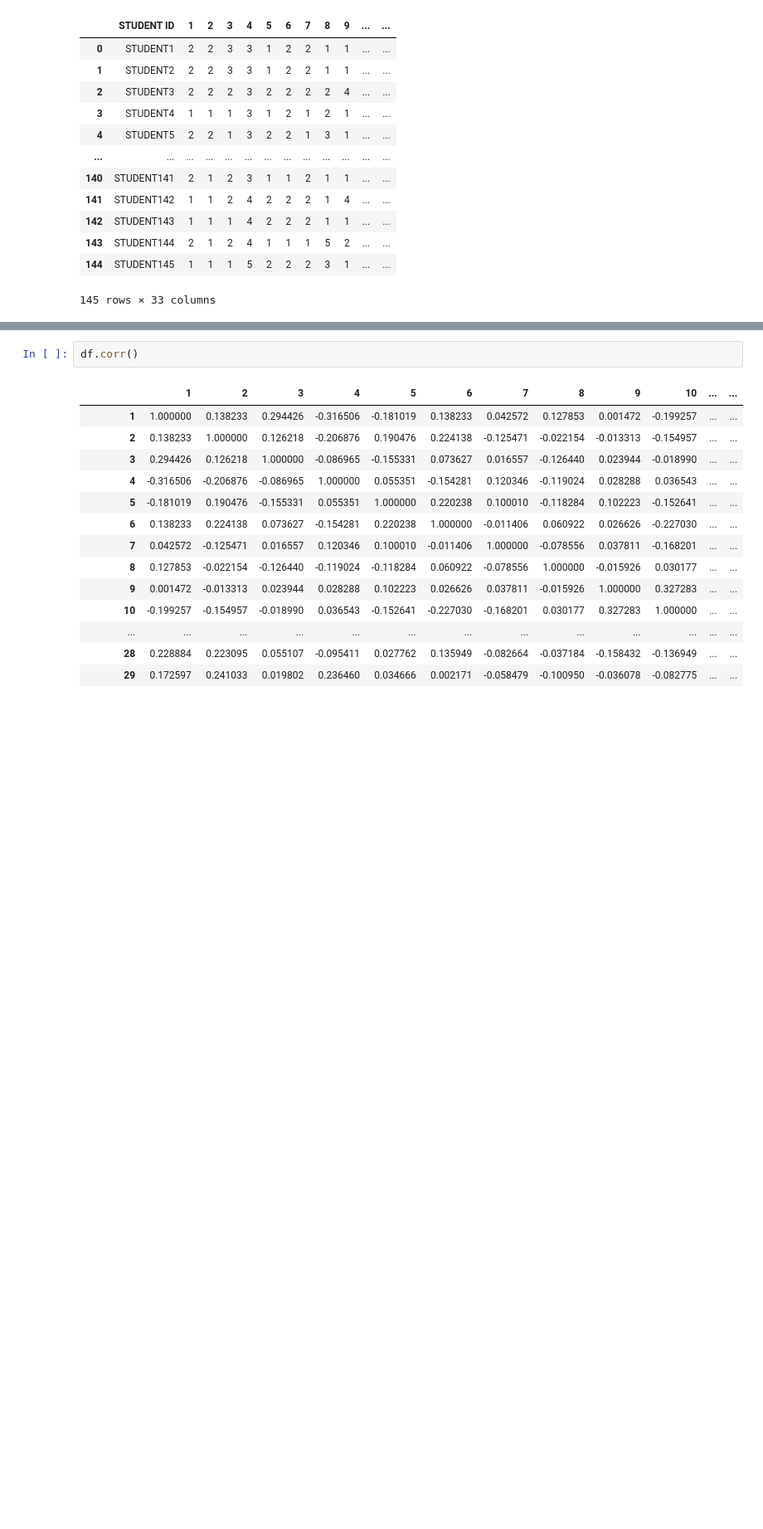
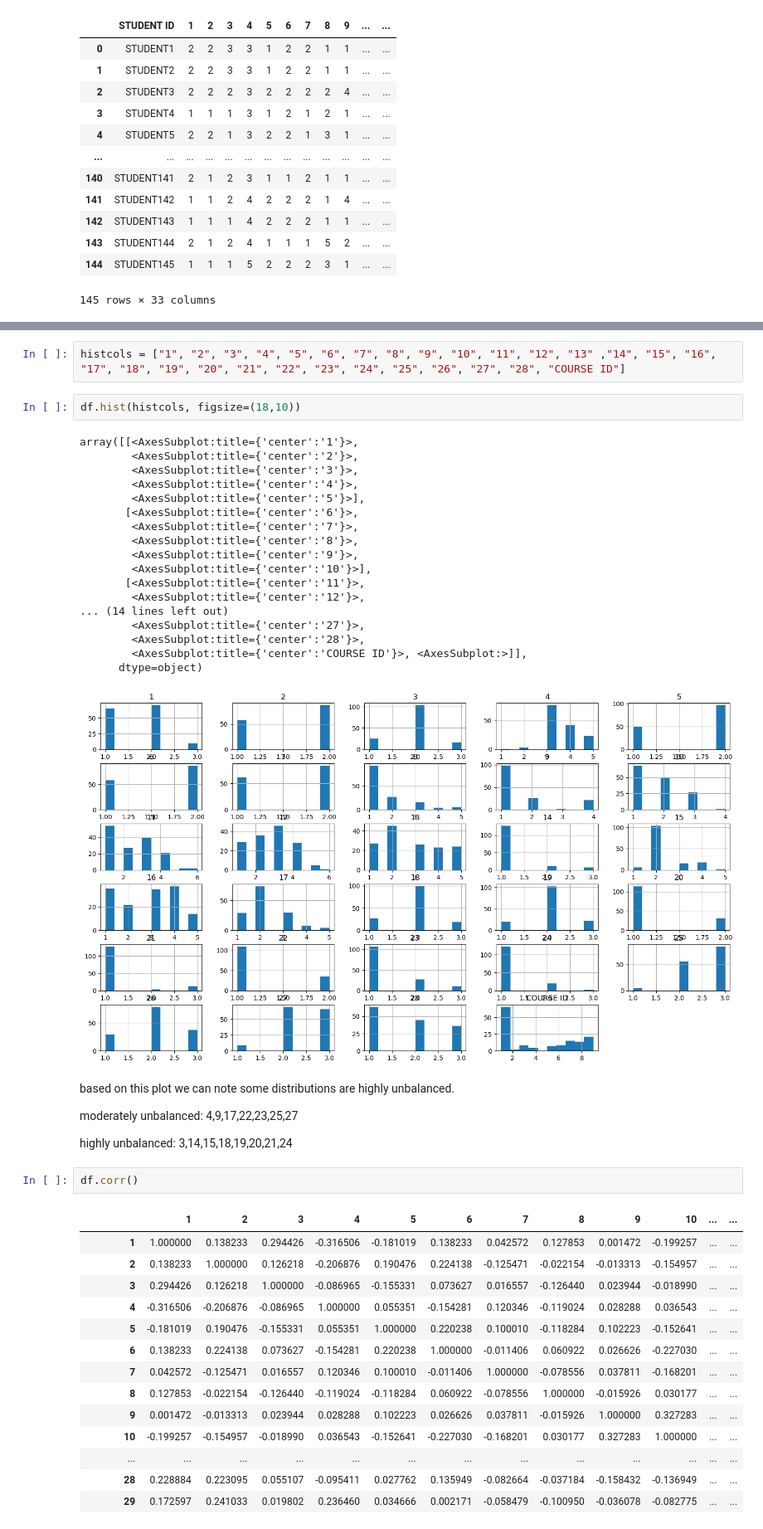
Before and after one commit to milooranm/TraditionalvsCausalAnalytics, a Jupyter notebook: Students.ipynb, the cells around one changed output, grey strips where cells are left out. Shown at 83% size. Cells and saved outputs as stored; diff of their text form; blank space fills up the shorter version.

```diff
--- a/Students.ipynb
+++ b/Students.ipynb
@@ -44,3 +44,32 @@ plt.show()
+# %%
+histcols = ["1", "2", "3", "4", "5", "6", "7", "8", "9", "10", "11", "12", "13" ,"14", "15", "16", "17", "18", "19", "20", "21", "22", "23", "24", "25", "26", "27", "28", "COURSE ID"]
+# %%
+df.hist(histcols, figsize=(18,10))
+# %% [output]
+array([[<AxesSubplot:title={'center':'1'}>,
+        <AxesSubplot:title={'center':'2'}>,
+        <AxesSubplot:title={'center':'3'}>,
+        <AxesSubplot:title={'center':'4'}>,
+        <AxesSubplot:title={'center':'5'}>],
+       [<AxesSubplot:title={'center':'6'}>,
+        <AxesSubplot:title={'center':'7'}>,
+        <AxesSubplot:title={'center':'8'}>,
+        <AxesSubplot:title={'center':'9'}>,
+        <AxesSubplot:title={'center':'10'}>],
+       [<AxesSubplot:title={'center':'11'}>,
+        <AxesSubplot:title={'center':'12'}>,
+... (14 lines left out)
+        <AxesSubplot:title={'center':'27'}>,
+        <AxesSubplot:title={'center':'28'}>,
+        <AxesSubplot:title={'center':'COURSE ID'}>, <AxesSubplot:>]],
+      dtype=object)
+[figure, added]
+# %% [markdown]
+based on this plot we can note some distributions are highly unbalanced.
+
+moderately unbalanced: 4,9,17,22,23,25,27
+
+highly unbalanced: 3,14,15,18,19,20,21,24
 # %%
 df.corr()
 # %% [output]
```
Also changed, not shown: parts of 33 cells of this notebook, 1 other file.
